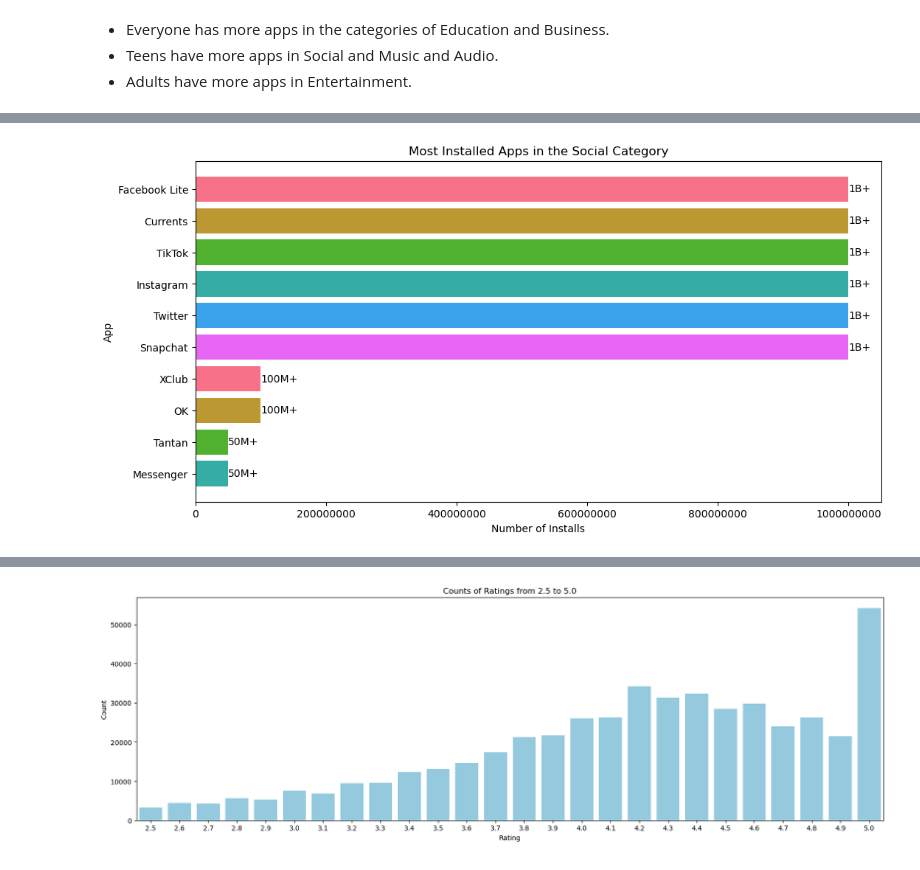
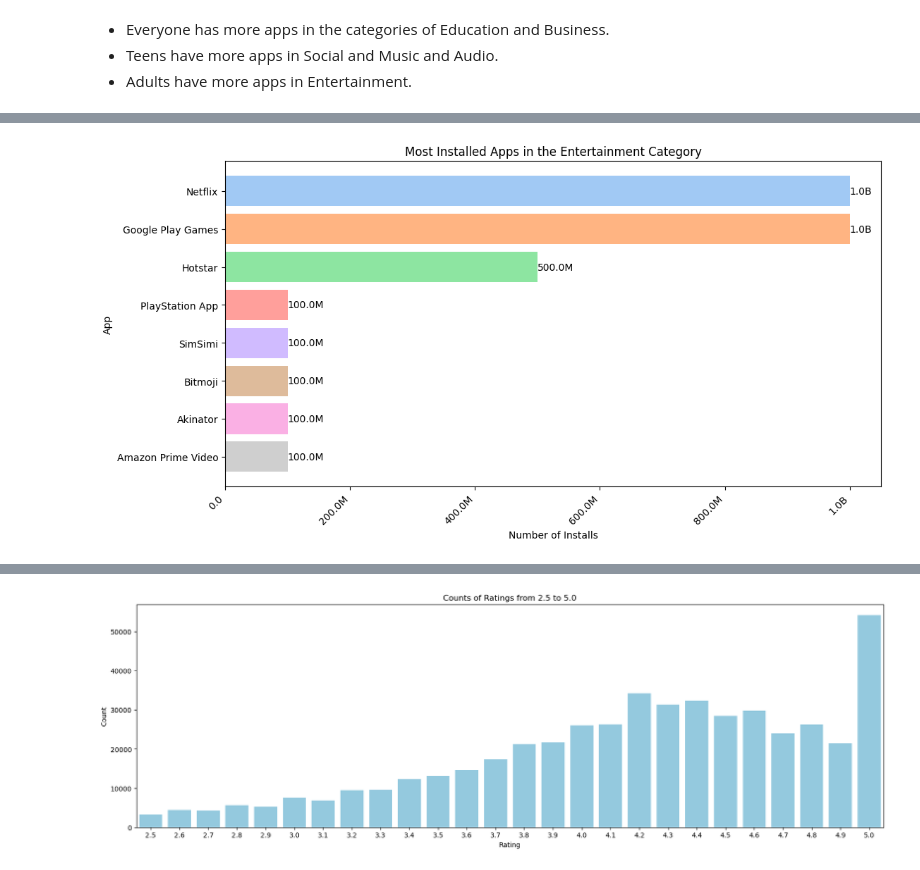
Before and after one commit to maria-clavijo/project_playstore_apps, a Jupyter notebook: notebooks/EDA.ipynb, the cells around one changed output, grey strips where cells are left out. Drawn from its saved outputs; the diff is of its cells as text; code cells hidden in the pictures.

```diff
--- a/notebooks/EDA.ipynb
+++ b/notebooks/EDA.ipynb
@@ -6,7 +6,7 @@ import numpy as np
 import matplotlib.pyplot as plt
 
 # Read the cleaned CSV file
-df_apps = pd.read_csv(r"C:\Users\USER\OneDrive - Universidad Autonoma de Occidente\1. Ing. IAED\Semestre V\ETL\project_playstore_apps\data\Google-Playstore-Dataset-Clean.csv")
+df_apps = pd.read_csv(r"C:/Users/valen/OneDrive/Documentos/project_playstore_apps/project_playstore_apps/data/Google-Playstore-Dataset-Clean.csv")
 
 # Show the first rows of the DataFrame
 print(df_apps.head())
@@ -137,27 +206,40 @@ plt.show()
 # %%
-# Filter apps from category "Social"
-df_social = df_modified[df_modified['Category'] == 'Social']
+df_entt = df_modified[df_modified['Category'] == 'Entertainment']
 
-# Sort applications by number of installations in descending order
-social_sorted = df_social.sort_values(by='Installs', ascending=False)
-top_social = social_sorted.head(10)
+entt_sorted = df_entt.sort_values(by='Installs', ascending=False)
+top_entt = entt_sorted.head(8)
 
-palette = sns.color_palette('husl', 6)
+palette = sns.color_palette('pastel', 8)
+
 plt.figure(figsize=(12, 6))
-bars = plt.barh(top_social['App Name'], top_social['Installs'], color=palette)
-for bar, install_count in zip(bars, top_social['Installs']):
+bars = plt.barh(top_entt['App Name'], top_entt['Installs'], color=palette)
+
+for bar, install_count in zip(bars, top_entt['Installs']):
     if install_count >= 1000000000:
-        label = f'{install_count // 1000000000}B+'
+        label = f"{install_count // 1000000000:.1f}B"
     elif install_count >= 1000000:
-        label = f'{install_count // 1000000}M+'
+        label = f"{install_count // 1000000:.1f}M"
     else:
-        label = f'{install_count}+'
+        label = f"{install_count:,}"
     plt.text(install_count, bar.get_y() + bar.get_height() / 2, label, va='center', ha='left')
+
 plt.xlabel('Number of Installs')
 plt.ylabel('App')
-plt.title('Most Installed Apps in the Social Category')
+plt.title('Most Installed Apps in the Entertainment Category')
+
 plt.gca().invert_yaxis()
-plt.gca().get_xaxis().get_major_formatter().set_scientific(False)
+plt.xticks(rotation=45, ha='right')
+
+plt.ticklabel_format(style='plain', axis='x')
+def millions_formatter(x, pos):
+    if x >= 1000000000:
+        return f"{x/1000000000:.1f}B"
+    elif x >= 1000000:
+        return f"{x/1000000:.1f}M"
+    else:
+        return f"{x:,}"
+plt.gca().get_xaxis().set_major_formatter(plt.FuncFormatter(millions_formatter))
+
 plt.show()
 # %% [output]
-[figure, old version]
+[figure, new version]
```
Also changed, not shown: parts of 8 cells of this notebook.
